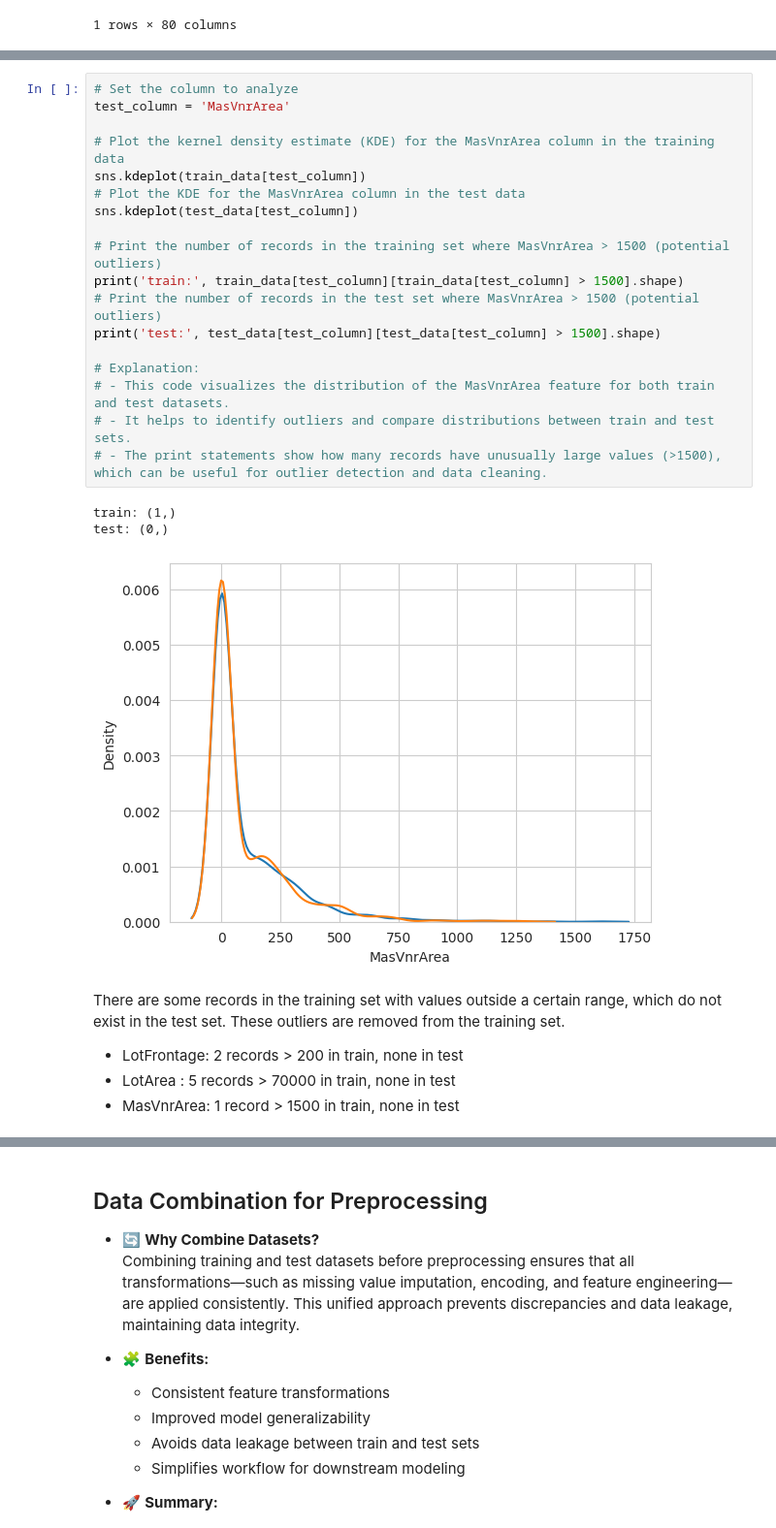
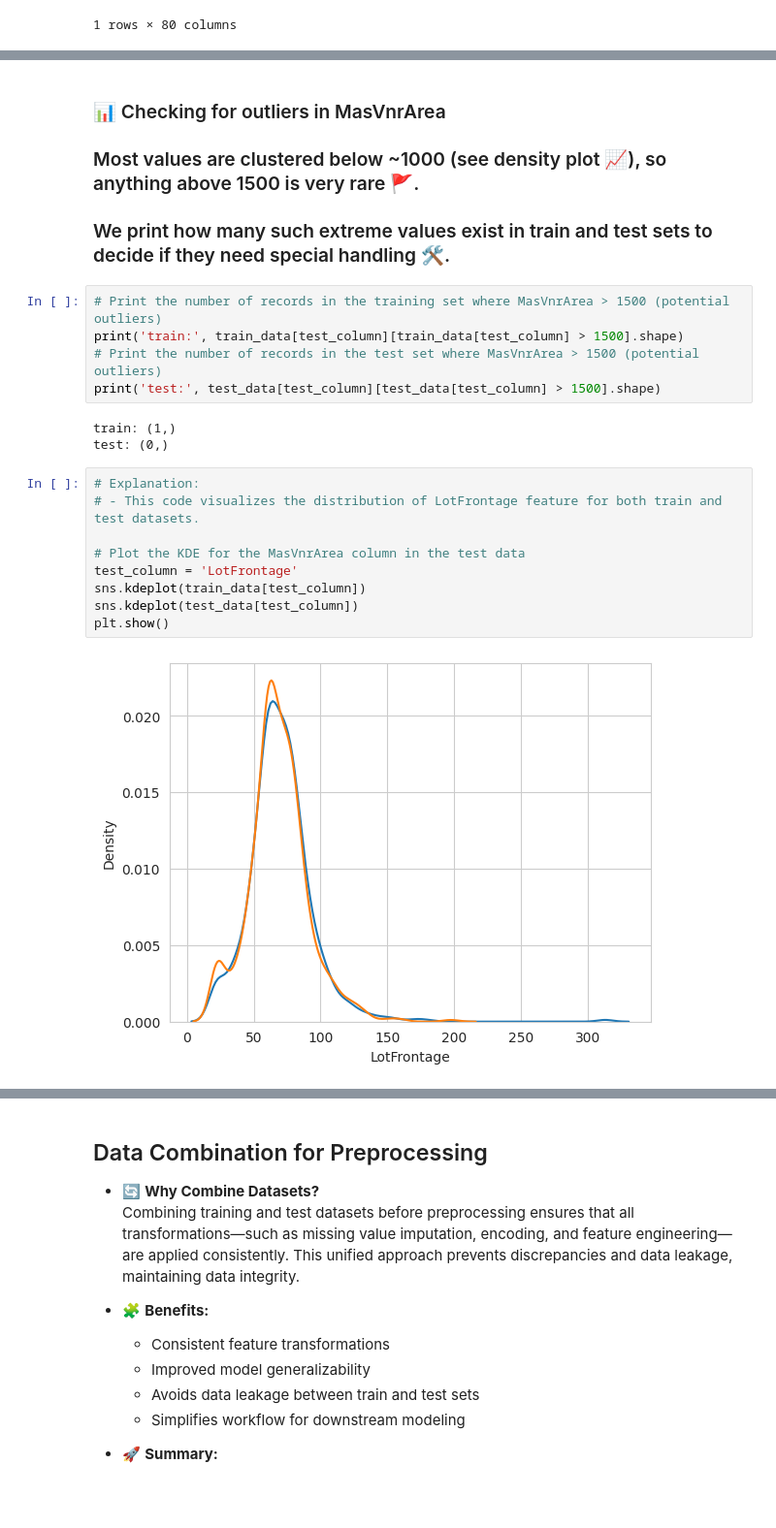
Before and after one commit to compu-flair/Kaggle_Advanced_House_Prices, a Jupyter notebook: data_cleaning_and_feature_engineering.ipynb, the cells around one changed output, grey strips where cells are left out. Shown at 97% size. Cells and saved outputs as stored; diff of their text form; blank space fills up the shorter version.

```diff
--- a/data_cleaning_and_feature_engineering.ipynb
+++ b/data_cleaning_and_feature_engineering.ipynb
@@ -149,29 +131,23 @@ print(previous_num_columns)
+# %% [markdown]
+### 📊 Checking for outliers in MasVnrArea
+### Most values are clustered below ~1000 (see density plot 📈), so anything above 1500 is very rare 🚩.
+### We print how many such extreme values exist in train and test sets to decide if they need special handling 🛠️.
 # %%
-# Set the column to analyze
-test_column = 'MasVnrArea'
-
-# Plot the kernel density estimate (KDE) for the MasVnrArea column in the training data
-sns.kdeplot(train_data[test_column])
-# Plot the KDE for the MasVnrArea column in the test data
-sns.kdeplot(test_data[test_column])
-
 # Print the number of records in the training set where MasVnrArea > 1500 (potential outliers)
 print('train:', train_data[test_column][train_data[test_column] > 1500].shape)
 # Print the number of records in the test set where MasVnrArea > 1500 (potential outliers)
 print('test:', test_data[test_column][test_data[test_column] > 1500].shape)
-
-# Explanation:
-# - This code visualizes the distribution of the MasVnrArea feature for both train and test datasets.
-# - It helps to identify outliers and compare distributions between train and test sets.
-# - The print statements show how many records have unusually large values (>1500), which can be useful for outlier detection and data cleaning.
 # %% [output]
 train: (1,)
 test: (0,)
-[figure, removed]
-# %% [markdown]
-
-There are some records in the training set with values outside a certain range, which do not exist in the test set. These outliers are removed from the training set.
-
-- LotFrontage: 2 records > 200 in train, none in test
-- LotArea   : 5 records > 70000 in train, none in test
-- MasVnrArea: 1 record > 1500 in train, none in test
+# %%
+# Explanation:
+# - This code visualizes the distribution of LotFrontage feature for both train and test datasets.
+
+# Plot the KDE for the MasVnrArea column in the test data
+test_column = 'LotFrontage'
+sns.kdeplot(train_data[test_column])
+sns.kdeplot(test_data[test_column])
+plt.show()
+# %% [output]
+[figure, added]
```
Also changed, not shown: parts of 86 cells of this notebook.
